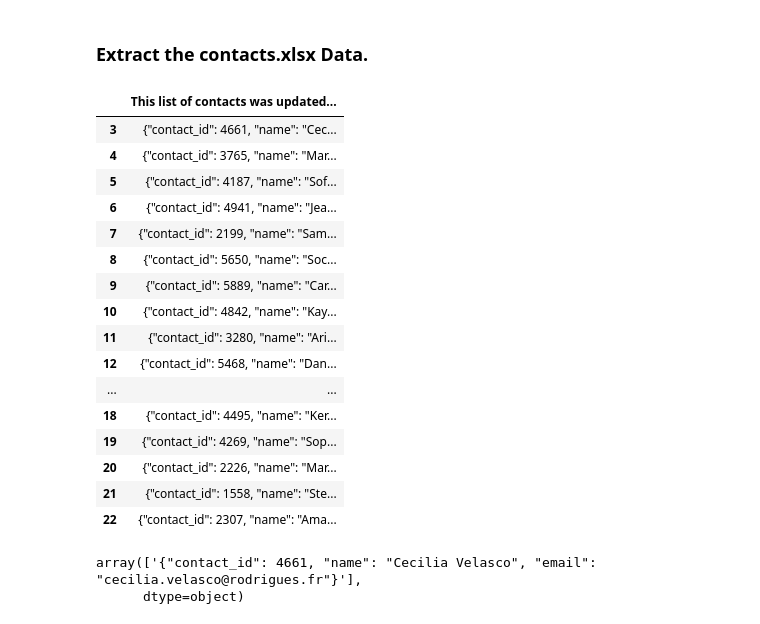
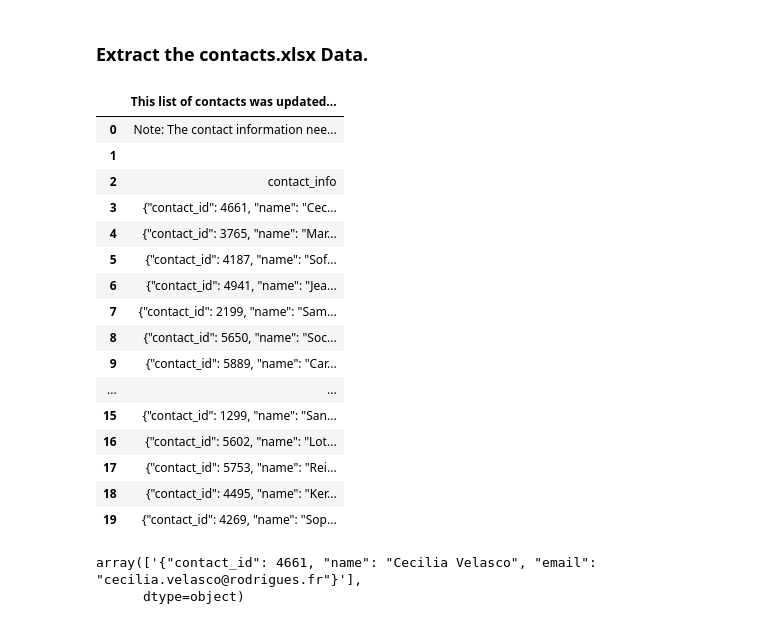
Before and after one commit to DannyPhantom2023/SMU-Project-2-Crowd-Funding, a Jupyter notebook: Final Submission/ETL_Mini_Project_Group_4.ipynb, the cells around one changed output. Cells and saved outputs as stored; diff of their text form; code cells hidden in the pictures.

```diff
--- a/Final Submission/ETL_Mini_Project_Group_4.ipynb
+++ b/Final Submission/ETL_Mini_Project_Group_4.ipynb
@@ -567,10 +567,13 @@ campaign_df.to_csv("cleaned_campaign_df.csv")
 # %%
 filepath = "Downloads/contacts.xlsx"
 dirty_df = pd.read_excel(filepath)
-dirty_df.drop([0,1,2], inplace=True)
+#dirty_df.drop([0,1,2], inplace=True)
 dirty_df.head(20)
 # %% [output]
 |  | This list of contacts was updated... |
+| 0 | Note: The contact information nee... |
+| 1 |  |
+| 2 | contact_info |
 | 3 | {"contact_id": 4661, "name": "Cec... |
 | 4 | {"contact_id": 3765, "name": "Mar... |
 | 5 | {"contact_id": 4187, "name": "Sof... |
@@ -578,15 +581,12 @@ dirty_df.head(20)
 | 7 | {"contact_id": 2199, "name": "Sam... |
 | 8 | {"contact_id": 5650, "name": "Soc... |
 | 9 | {"contact_id": 5889, "name": "Car... |
-| 10 | {"contact_id": 4842, "name": "Kay... |
-| 11 | {"contact_id": 3280, "name": "Ari... |
-| 12 | {"contact_id": 5468, "name": "Dan... |
 | ... | ... |
+| 15 | {"contact_id": 1299, "name": "San... |
+| 16 | {"contact_id": 5602, "name": "Lot... |
+| 17 | {"contact_id": 5753, "name": "Rei... |
 | 18 | {"contact_id": 4495, "name": "Ker... |
 | 19 | {"contact_id": 4269, "name": "Sop... |
-| 20 | {"contact_id": 2226, "name": "Mar... |
-| 21 | {"contact_id": 1558, "name": "Ste... |
-| 22 | {"contact_id": 2307, "name": "Ama... |
 # %%
 dirty_df.values[0]
 # %% [output]
```
Also changed, not shown: parts of 5 cells of this notebook, 1 other file.
